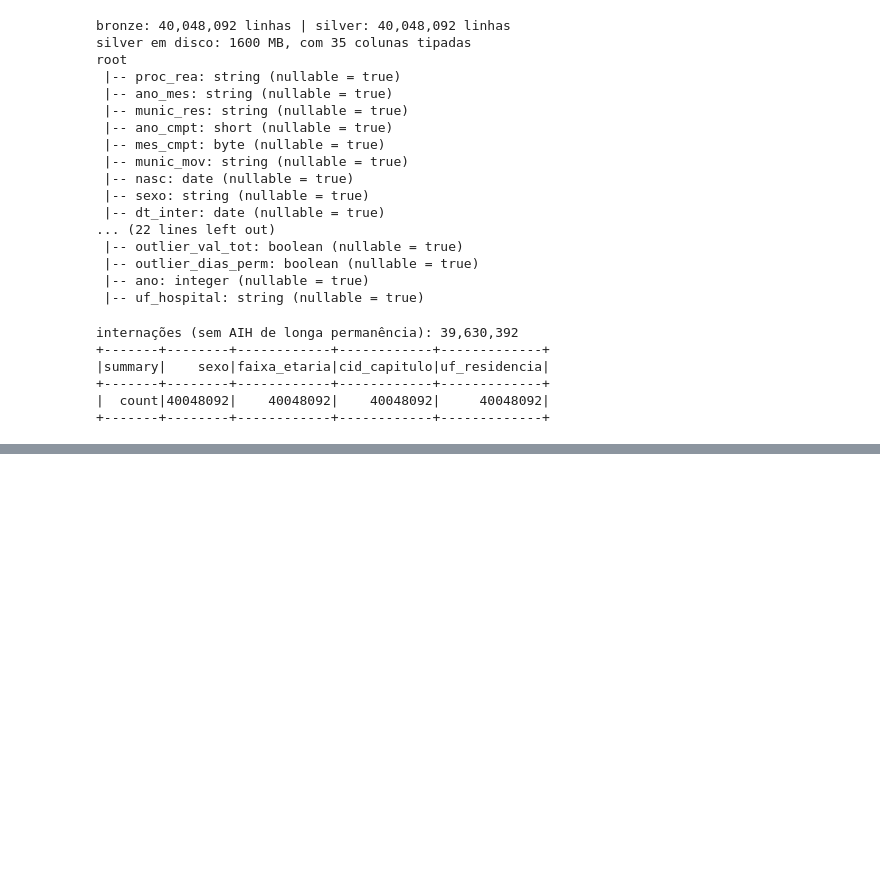
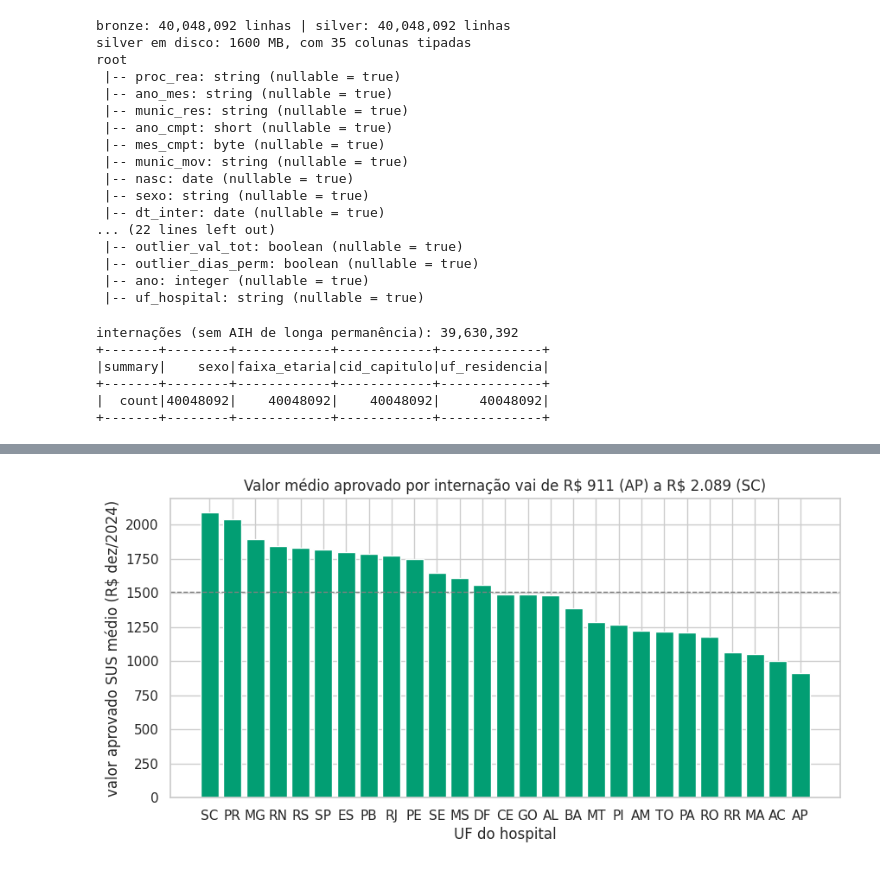
Before and after one commit to Edryck/sih-sus-pipeline-big-data, a Jupyter notebook: notebooks/projeto_final.ipynb, the cells around one changed output, grey strips where cells are left out. Drawn from its saved outputs; the diff is of its cells as text; code cells hidden in the pictures; blank space fills up the shorter version.

```diff
--- a/notebooks/projeto_final.ipynb
+++ b/notebooks/projeto_final.ipynb
@@ -767,0 +821,11 @@ internações (sem AIH de longa permanência): 39,630,392
+# %%
+v = (fato.groupBy("uf_hospital").agg((F.sum("soma_val_tot_real") / F.sum("qtd_internacoes")).alias("vm"))
+     .toPandas().sort_values("vm", ascending=False))
+fig, ax = plt.subplots(figsize=(10, 4.5))
+ax.bar(v.uf_hospital, v.vm, color=sns.color_palette()[2])
+ax.axhline(v.vm.mean(), ls="--", c="gray", lw=1)
+ax.set(title=f"Valor médio aprovado por internação vai de R\$ {fmt(v.vm.min())} ({v.iloc[-1].uf_hospital}) a R\$ {fmt(v.vm.max())} ({v.iloc[0].uf_hospital})",
+       ylabel="valor aprovado SUS médio (R$ dez/2024)", xlabel="UF do hospital")
+salvar(fig, "03_valor_medio_uf_hospital")
+# %% [output]
+[figure, added]
```
Also changed, not shown: parts of 14 cells of this notebook, 17 other files.
